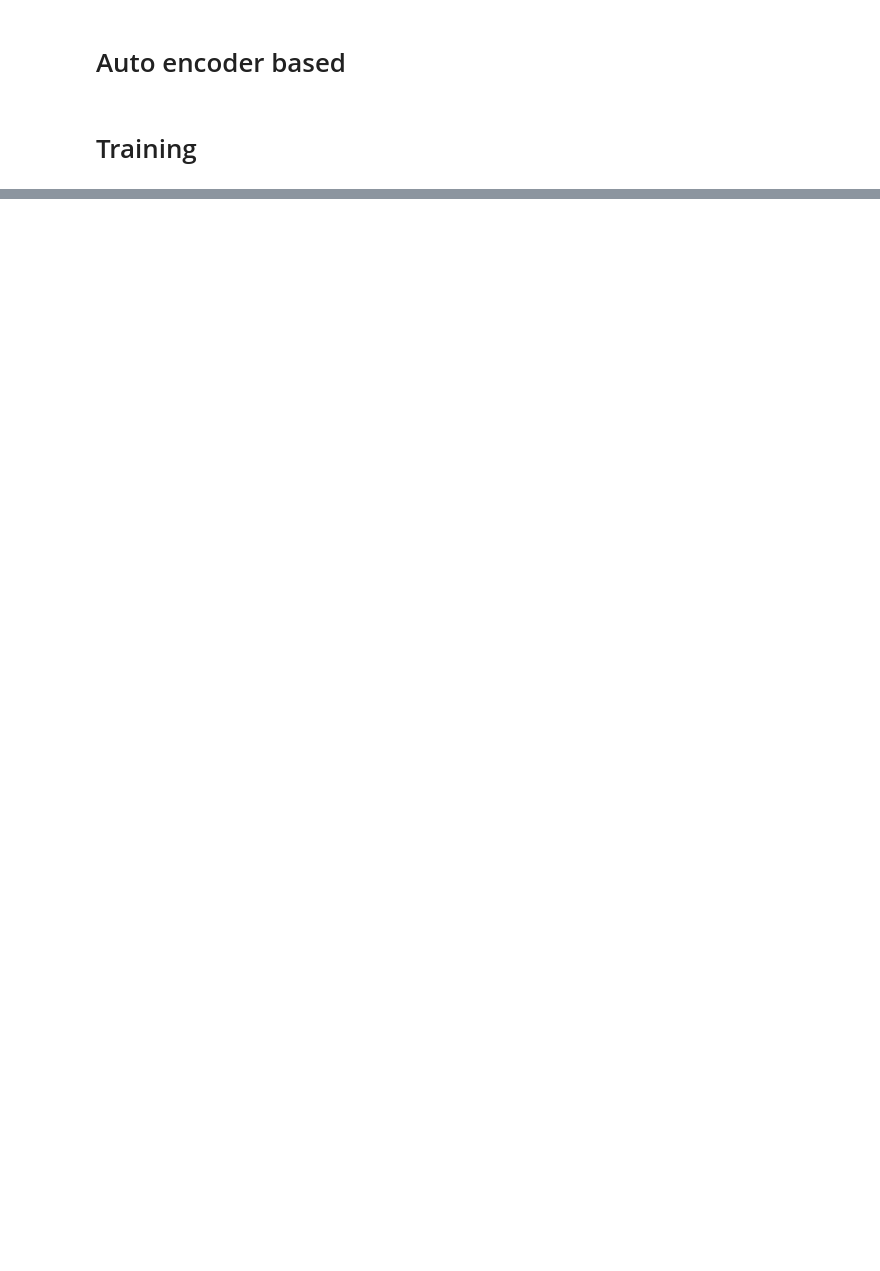
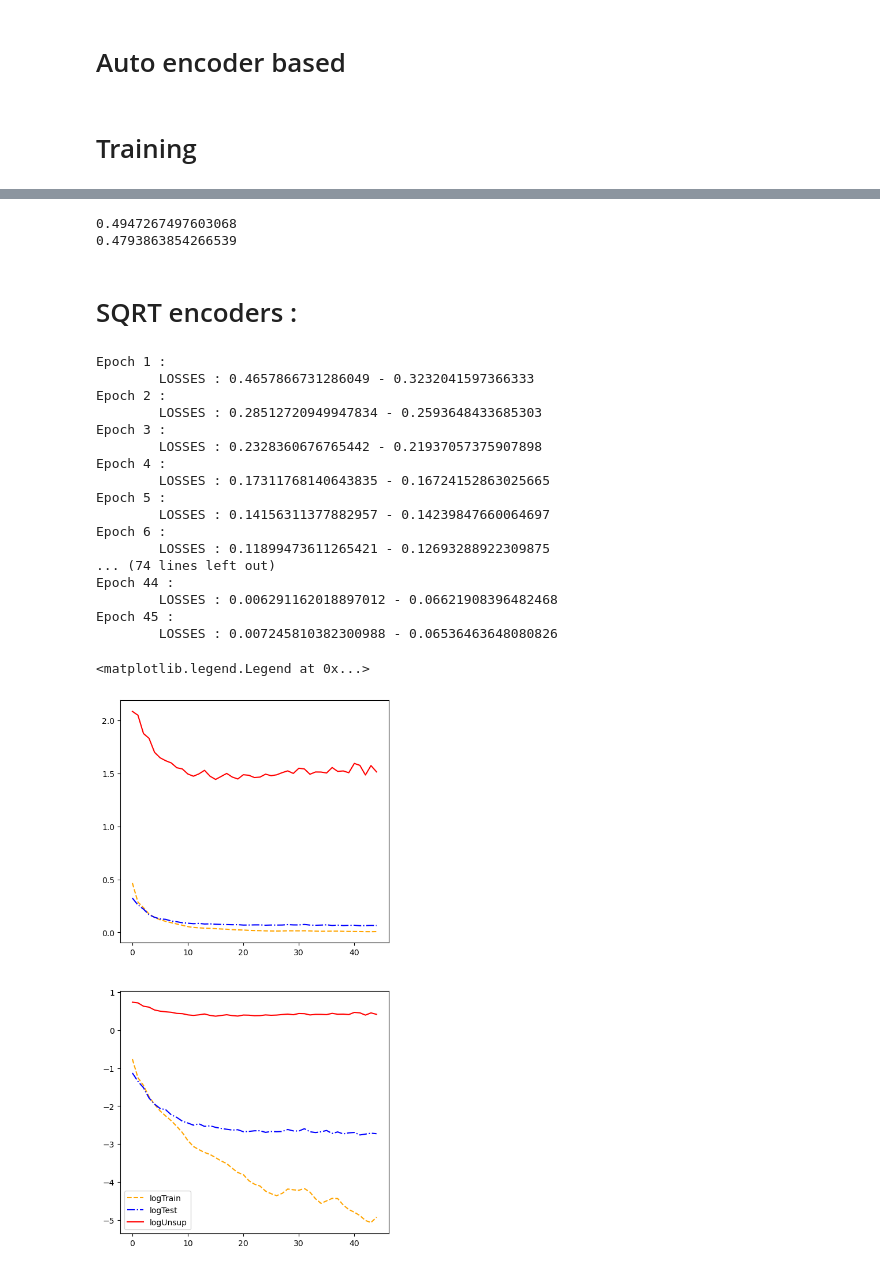
Before and after one commit to Pierre-DLB/hyperspectral-imaging, a Jupyter notebook: experiments_CNN.ipynb, the cells around one changed output, grey strips where cells are left out. Saved outputs shown, nothing was run; the diff lists cells and outputs as text; code cells hidden in the pictures; blank space fills up the shorter version.

```diff
--- a/experiments_CNN.ipynb
+++ b/experiments_CNN.ipynb
@@ -274,0 +324,25 @@ Sequential(
+# %%
+from sklearn.svm import SVC
+from sklearn.model_selection import GridSearchCV
+# import random forest :
+from sklearn.ensemble import RandomForestClassifier
+
+from sklearn.metrics import accuracy_score
+
+
+# C, kernel, degree, gamma.
+
+rf = RandomForestClassifier(n_estimators=100, max_depth=13, random_state=42)
+svc =  SVC(C=100, kernel='rbf', degree=3, gamma=2)
+
+svc.fit(latent_x_train_np, y_train)
+rf.fit(latent_x_train_np, y_train)
+
+print(accuracy_score(y_test, svc.predict(latent_x_test_np)))
+print(accuracy_score(y_test, rf.predict(latent_x_test_np)))
+# print(accuracy_score(y_test, ))
+# %% [output]
+0.4947267497603068
+0.4793863854266539
+# %% [markdown]
+# SQRT encoders :
@@ -274,0 +376,42 @@ Sequential(
+# %%
+#auto encoder build
+EPOCHS=45
+r=2
+sae_sqrt = ae.ShallowAE(n_in, int(r*n_in), bottleneck)
+loss_fn = nn.MSELoss()
+optimizer = torch.optim.Adam(params=sae_sqrt.parameters(), lr=0.003)
+
+# Auto encoder training
+loss_train, loss_test, loss_unsup= ae.train_ae(sae_sqrt, optimizer, loss_fn, train_dl2, test_dl2, EPOCHS, unsup_dl=unsup_dl2, device="mps", verbose=True)
+results = np.array(loss_train), np.array(loss_test), np.array(loss_unsup)
+
+#figure plotting
+fig, ax = plt.subplots(2,1, figsize=(6,12))
+ax[0].plot(range(EPOCHS), results[0], c='orange', label='Train', linestyle='--')
+ax[0].plot(range(EPOCHS), results[1], c='b', label='Test', linestyle='-.')
+ax[0].plot(range(EPOCHS), results[2], c='r', label='Unsup')
+
+ax[1].plot(range(EPOCHS), np.log(results[0]), c='orange', label='logTrain', linestyle='--')
+ax[1].plot(range(EPOCHS), np.log(results[1]), c='b', label='logTest', linestyle='-.')
+ax[1].plot(range(EPOCHS), np.log(results[2]), c='r', label='logUnsup')
+plt.legend()
+# %% [output]
+Epoch 1 :
+        LOSSES : 0.4657866731286049 - 0.3232041597366333
+Epoch 2 :
+        LOSSES : 0.28512720949947834 - 0.2593648433685303
+Epoch 3 :
+        LOSSES : 0.2328360676765442 - 0.21937057375907898
+Epoch 4 :
+        LOSSES : 0.17311768140643835 - 0.16724152863025665
+Epoch 5 :
+        LOSSES : 0.14156311377882957 - 0.14239847660064697
+Epoch 6 :
+        LOSSES : 0.11899473611265421 - 0.12693288922309875
+... (74 lines left out)
+Epoch 44 :
+        LOSSES : 0.006291162018897012 - 0.06621908396482468
+Epoch 45 :
+        LOSSES : 0.007245810382300988 - 0.06536463648080826
+<matplotlib.legend.Legend at 0x...>
+[figure, added]
```
Also changed, not shown: parts of 42 cells of this notebook, 26 other files.
